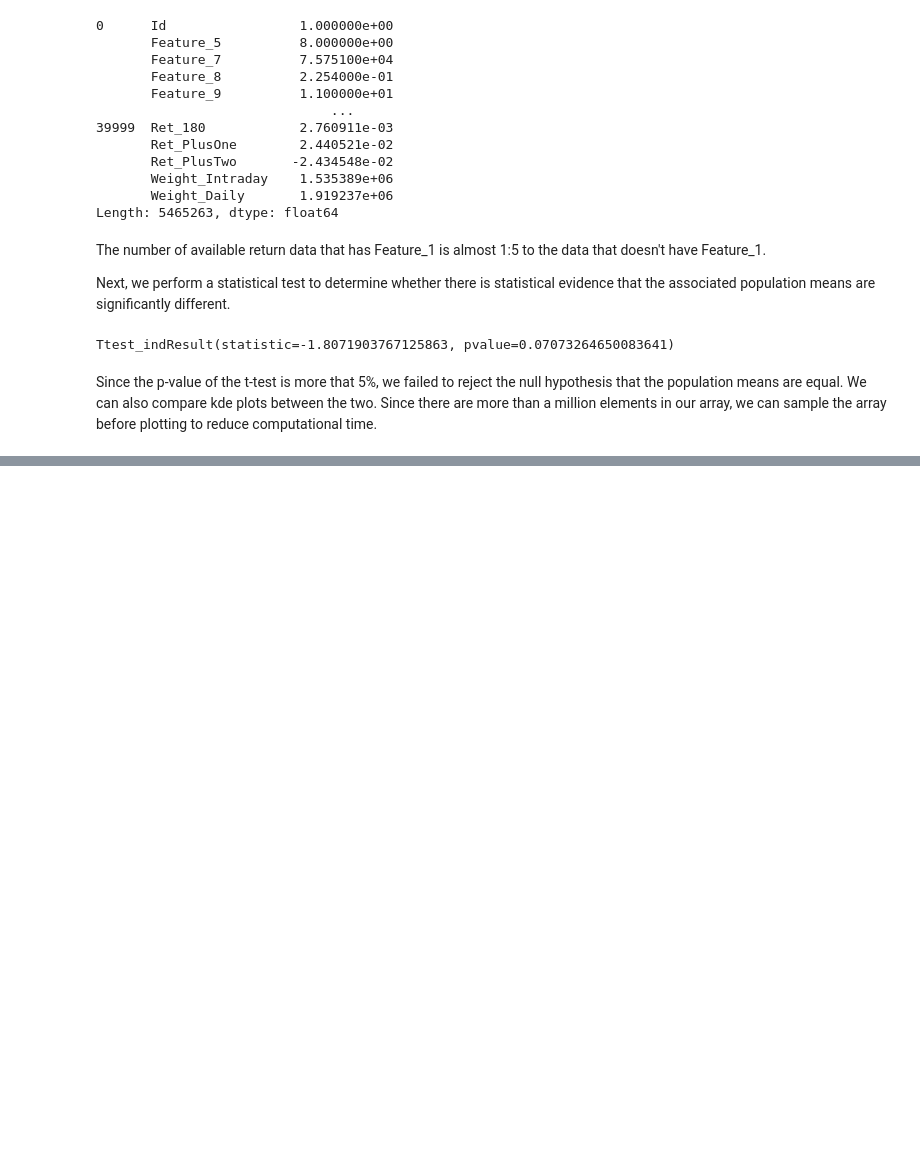
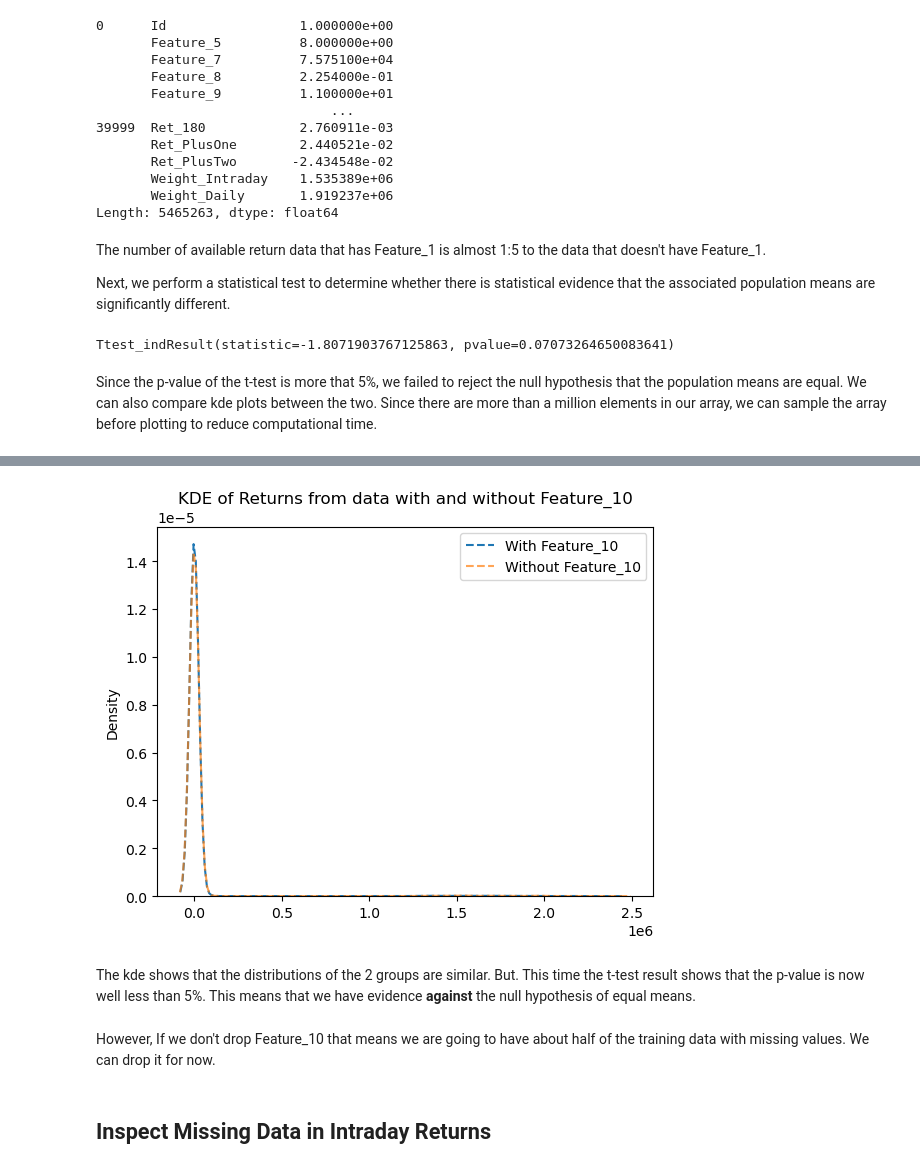
Before and after one commit to prompath/kaggle-the-winton-stock-market-challenge, a Jupyter notebook: [Kaggle] The Winton Stock Market Challenge - Jeerawat.ipynb, the cells around one changed output, grey strips where cells are left out. Saved outputs shown, nothing was run; the diff lists cells and outputs as text; code cells hidden in the pictures; blank space fills up the shorter version.

```diff
--- a/[Kaggle] The Winton Stock Market Challenge - Jeerawat.ipynb
+++ b/[Kaggle] The Winton Stock Market Challenge - Jeerawat.ipynb
@@ -265,0 +306,13 @@ sns.kdeplot(data=without_Feature_1_sample_array)
+# %%
+sns.kdeplot(data=with_Feature_10_sample_array, linestyle="--", label="With Feature_10")
+ax = sns.kdeplot(data=without_Feature_10_sample_array, alpha=0.7, linestyle="--", label="Without Feature_10")
+ax.set_title("KDE of Returns from data with and without Feature_10")
+ax.legend();
+# %% [output]
+[figure, added]
+# %% [markdown]
+The kde shows that the distributions of the 2 groups are similar. But. This time the t-test result shows that the p-value is now well less than 5%. This means that we have evidence **against** the null hypothesis of equal means.
+# %% [markdown]
+However, If we don't drop Feature_10 that means we are going to have about half of the training data with missing values. We can drop it for now.
+# %% [markdown]
+## Inspect Missing Data in Intraday Returns
```
Also changed, not shown: parts of 79 cells of this notebook.
